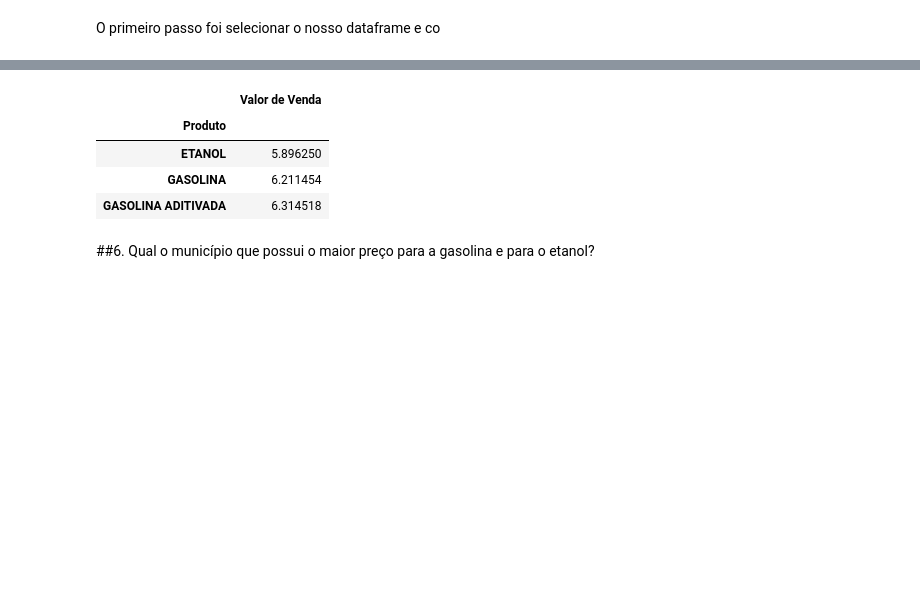
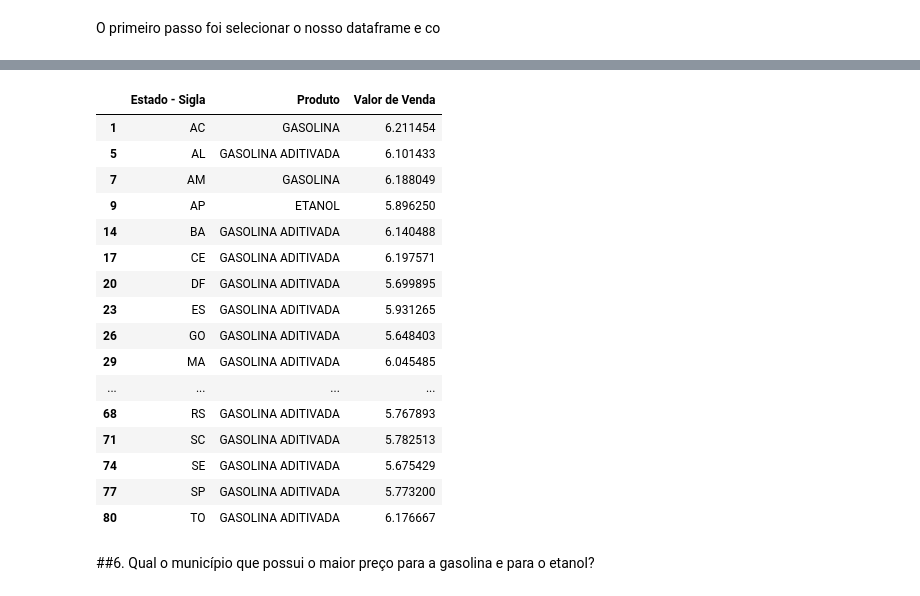
Before and after one commit to amoralles/ProjetoFinal_M4, a Jupyter notebook: ProjetoFinal_M4.ipynb, the cells around one changed output, grey strips where cells are left out. Drawn from its saved outputs; the diff is of its cells as text; code cells hidden in the pictures; blank space fills up the shorter version.

```diff
--- a/ProjetoFinal_M4.ipynb
+++ b/ProjetoFinal_M4.ipynb
@@ -216,12 +217,24 @@ valores_ordenados
 # %%
-valores_ordenados = valores_ordenados.groupby(['Produto',]).max('Valor de Venda')
-valores_ordenados.head()
+valores_max_gasolina =.iloc[valores_ordenados.groupby('Estado - Sigla')['Valor de Venda'].idxmax()]
+valores
 # %% [output]
-|  | Valor de Venda |
-| Produto |  |
-| ETANOL | 5.896250 |
-| GASOLINA | 6.211454 |
-| GASOLINA ADITIVADA | 6.314518 |
+|  | Estado - Sigla | Produto | Valor de Venda |
+| 1 | AC | GASOLINA | 6.211454 |
+| 5 | AL | GASOLINA ADITIVADA | 6.101433 |
+| 7 | AM | GASOLINA | 6.188049 |
+| 9 | AP | ETANOL | 5.896250 |
+| 14 | BA | GASOLINA ADITIVADA | 6.140488 |
+| 17 | CE | GASOLINA ADITIVADA | 6.197571 |
+| 20 | DF | GASOLINA ADITIVADA | 5.699895 |
+| 23 | ES | GASOLINA ADITIVADA | 5.931265 |
+| 26 | GO | GASOLINA ADITIVADA | 5.648403 |
+| 29 | MA | GASOLINA ADITIVADA | 6.045485 |
+| ... | ... | ... | ... |
+| 68 | RS | GASOLINA ADITIVADA | 5.767893 |
+| 71 | SC | GASOLINA ADITIVADA | 5.782513 |
+| 74 | SE | GASOLINA ADITIVADA | 5.675429 |
+| 77 | SP | GASOLINA ADITIVADA | 5.773200 |
+| 80 | TO | GASOLINA ADITIVADA | 6.176667 |
 # %% [markdown]
 ##6. Qual o município que possui o maior preço para a gasolina e para o etanol?
 # %%
```
Also changed, not shown: parts of 4 cells of this notebook.
